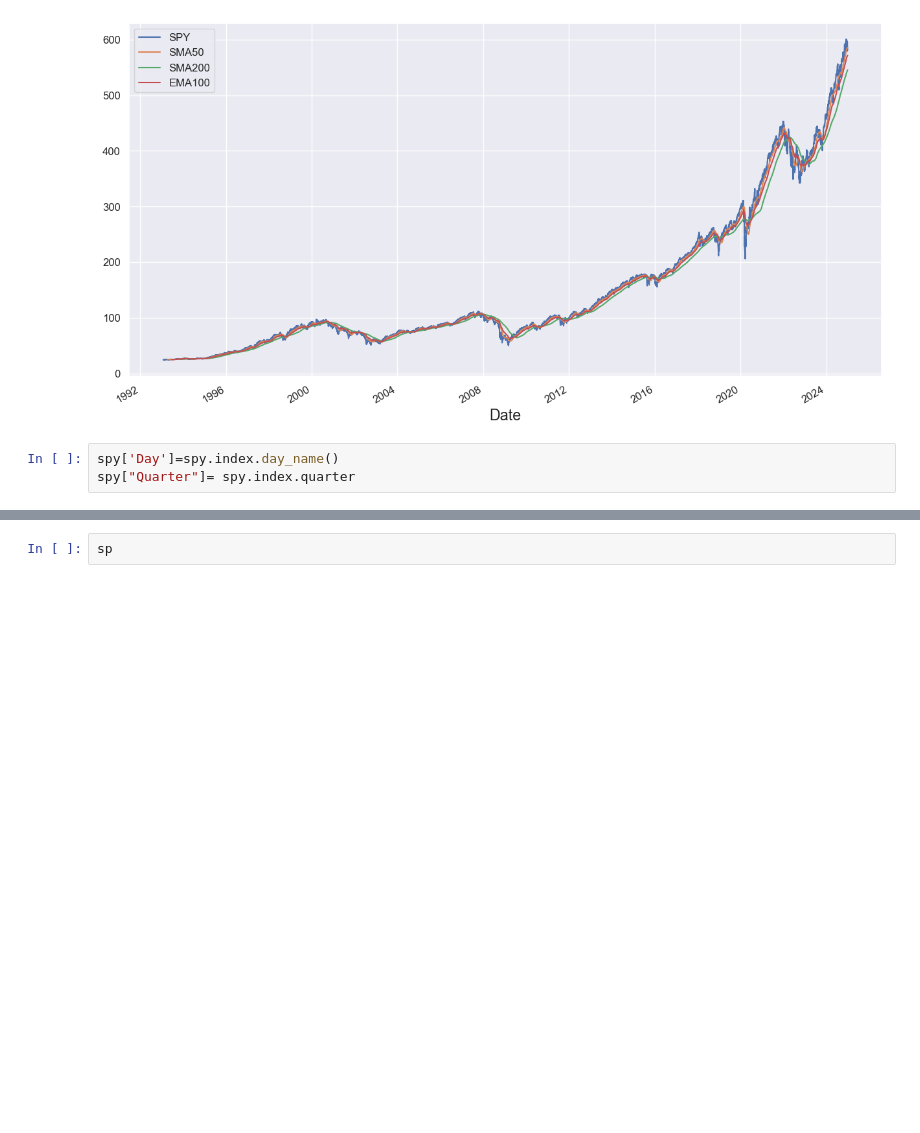
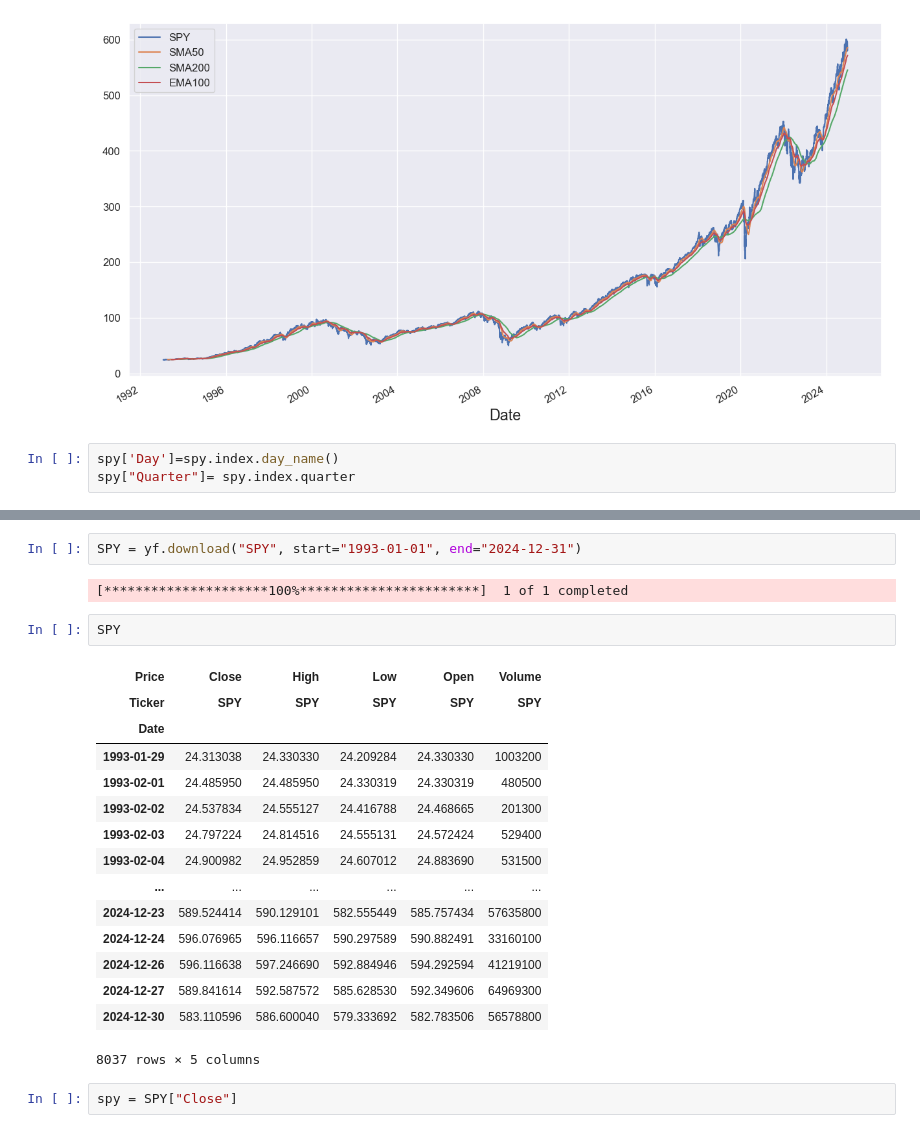
Before and after one commit to collochumba/machine_learning_manafrica, a Jupyter notebook: usd1.ipynb, the cells around one changed output, grey strips where cells are left out. Saved outputs shown, nothing was run; the diff lists cells and outputs as text; blank space fills up the shorter version.

```diff
--- a/usd1.ipynb
+++ b/usd1.ipynb
@@ -989,3 +988,25 @@ spy
 8038 rows × 6 columns
 # %%
-sp
+SPY = yf.download("SPY", start="1993-01-01", end="2024-12-31")
+# %% [output]
+[*********************100%***********************]  1 of 1 completed
+# %%
+SPY
+# %% [output]
+| Price | Close | High | Low | Open | Volume |
+| Ticker | SPY | SPY | SPY | SPY | SPY |
+| Date |  |  |  |  |  |
+| 1993-01-29 | 24.313038 | 24.330330 | 24.209284 | 24.330330 | 1003200 |
+| 1993-02-01 | 24.485950 | 24.485950 | 24.330319 | 24.330319 | 480500 |
+| 1993-02-02 | 24.537834 | 24.555127 | 24.416788 | 24.468665 | 201300 |
+| 1993-02-03 | 24.797224 | 24.814516 | 24.555131 | 24.572424 | 529400 |
+| 1993-02-04 | 24.900982 | 24.952859 | 24.607012 | 24.883690 | 531500 |
+| ... | ... | ... | ... | ... | ... |
+| 2024-12-23 | 589.524414 | 590.129101 | 582.555449 | 585.757434 | 57635800 |
+| 2024-12-24 | 596.076965 | 596.116657 | 590.297589 | 590.882491 | 33160100 |
+| 2024-12-26 | 596.116638 | 597.246690 | 592.884946 | 594.292594 | 41219100 |
+| 2024-12-27 | 589.841614 | 592.587572 | 585.628530 | 592.349606 | 64969300 |
+| 2024-12-30 | 583.110596 | 586.600040 | 579.333692 | 582.783506 | 56578800 |
+8037 rows × 5 columns
+# %%
+spy = SPY["Close"]
```
Also changed, not shown: parts of 54 cells of this notebook, 37 other files.
